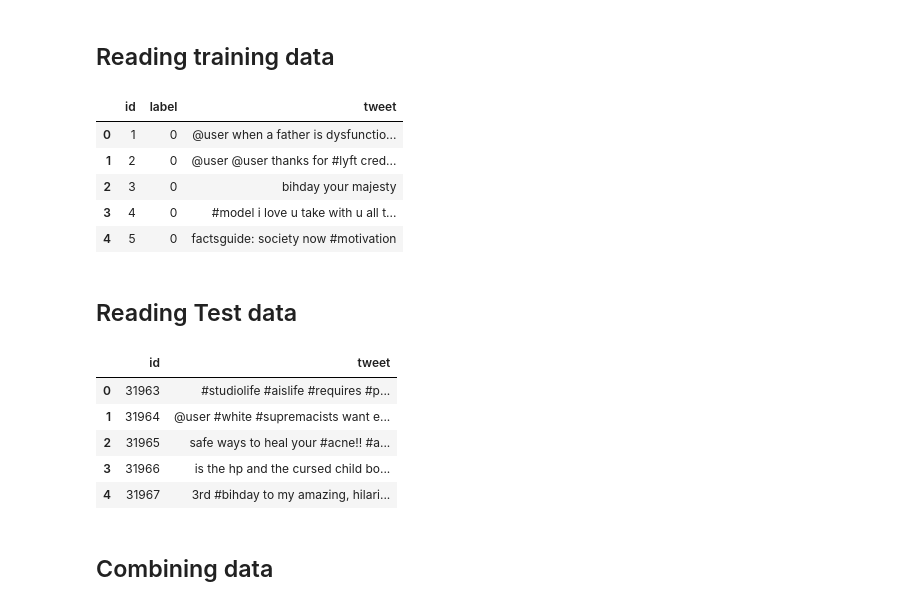
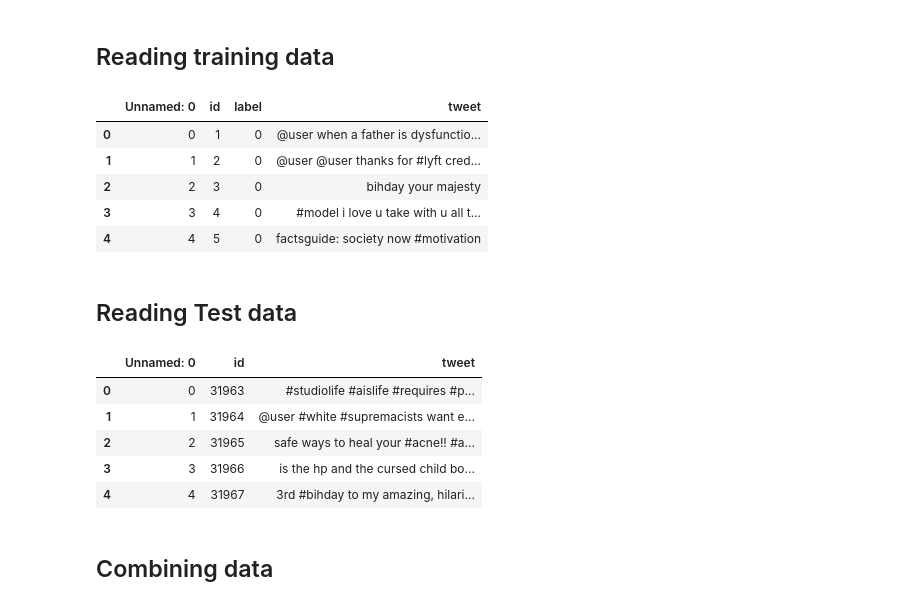
Before and after one commit to beggginner/Sentiment-Analysis, a Jupyter notebook: SENTIMENT ANALYSIS.ipynb, the cells around one changed output. Cells and saved outputs as stored; diff of their text form; code cells hidden in the pictures.

```diff
--- a/SENTIMENT ANALYSIS.ipynb
+++ b/SENTIMENT ANALYSIS.ipynb
@@ -17,29 +17,29 @@ warnings.filterwarnings("ignore", category=DeprecationWarning)
 # %% [markdown]
 ## Reading training data
 # %%
-train = pd.read_csv('https://raw.githubusercontent.com/dD2405/Twitter_Sentiment_Analysis/master/train.csv')
+train = pd.read_csv('https://raw.githubusercontent.com/beggginner/Sentiment-Analysis/main/train.csv')
 train_original=train.copy()
 train.head()
 # %% [output]
-|  | id | label | tweet |
-| 0 | 1 | 0 | @user when a father is dysfunctio... |
-| 1 | 2 | 0 | @user @user thanks for #lyft cred... |
-| 2 | 3 | 0 | bihday your majesty |
-| 3 | 4 | 0 | #model i love u take with u all t... |
-| 4 | 5 | 0 | factsguide: society now #motivation |
+|  | Unnamed: 0 | id | label | tweet |
+| 0 | 0 | 1 | 0 | @user when a father is dysfunctio... |
+| 1 | 1 | 2 | 0 | @user @user thanks for #lyft cred... |
+| 2 | 2 | 3 | 0 | bihday your majesty |
+| 3 | 3 | 4 | 0 | #model i love u take with u all t... |
+| 4 | 4 | 5 | 0 | factsguide: society now #motivation |
 # %% [markdown]
 ## Reading Test data
 # %%
-test = pd.read_csv('https://raw.githubusercontent.com/dD2405/Twitter_Sentiment_Analysis/master/test.csv')
+test = pd.read_csv('https://raw.githubusercontent.com/beggginner/Sentiment-Analysis/main/test.csv')
 test_original=test.copy()
 test.head()
 # %% [output]
-|  | id | tweet |
-| 0 | 31963 | #studiolife #aislife #requires #p... |
-| 1 | 31964 | @user #white #supremacists want e... |
-| 2 | 31965 | safe ways to heal your #acne!! #a... |
-| 3 | 31966 | is the hp and the cursed child bo... |
-| 4 | 31967 | 3rd #bihday to my amazing, hilari... |
+|  | Unnamed: 0 | id | tweet |
+| 0 | 0 | 31963 | #studiolife #aislife #requires #p... |
+| 1 | 1 | 31964 | @user #white #supremacists want e... |
+| 2 | 2 | 31965 | safe ways to heal your #acne!! #a... |
+| 3 | 3 | 31966 | is the hp and the cursed child bo... |
+| 4 | 4 | 31967 | 3rd #bihday to my amazing, hilari... |
 # %% [markdown]
 ## Combining data
 # %%
```
Also changed, not shown: parts of 26 cells of this notebook.
